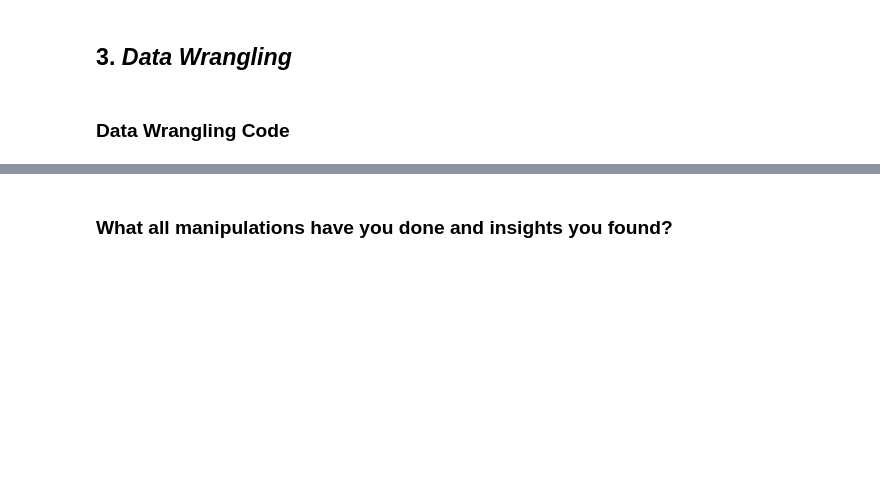
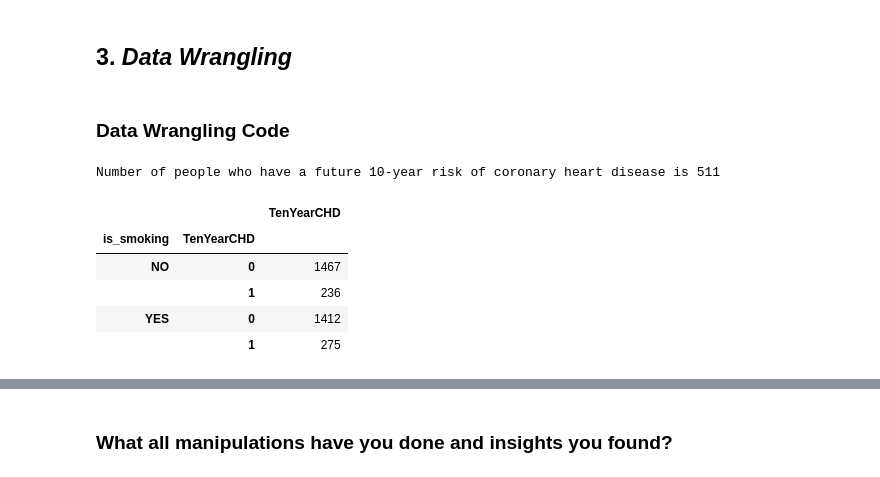
Before and after one commit to LuvMutreja/Cardiovascular-Risk-Prediction, a Jupyter notebook: Classification_Capstone_Project_Cardiovascular_Risk_Prediction.ipynb, the cells around one changed output, grey strips where cells are left out. Drawn from its saved outputs; the diff is of its cells as text; code cells hidden in the pictures; blank space fills up the shorter version.

```diff
--- a/Classification_Capstone_Project_Cardiovascular_Risk_Prediction.ipynb
+++ b/Classification_Capstone_Project_Cardiovascular_Risk_Prediction.ipynb
@@ -269,3 +267,17 @@ Number of unique values in  TenYearCHD  is  2
 ### Data Wrangling Code
 # %%
 # Write your code to make your dataset analysis ready.
+# %%
+# viewing the number of people who might have chd in future
+print("Number of people who have a future 10-year risk of coronary heart disease is", len(dataset[dataset['TenYearCHD']==1]))
+# %% [output]
+Number of people who have a future 10-year risk of coronary heart disease is 511
+# %%
+pd.DataFrame(dataset.groupby('is_smoking')['TenYearCHD'].value_counts())
+# %% [output]
+|  |  | TenYearCHD |
+| is_smoking | TenYearCHD |  |
+| NO | 0 | 1467 |
+|  | 1 | 236 |
+| YES | 0 | 1412 |
+|  | 1 | 275 |
```
Also changed, not shown: parts of 13 cells of this notebook.
